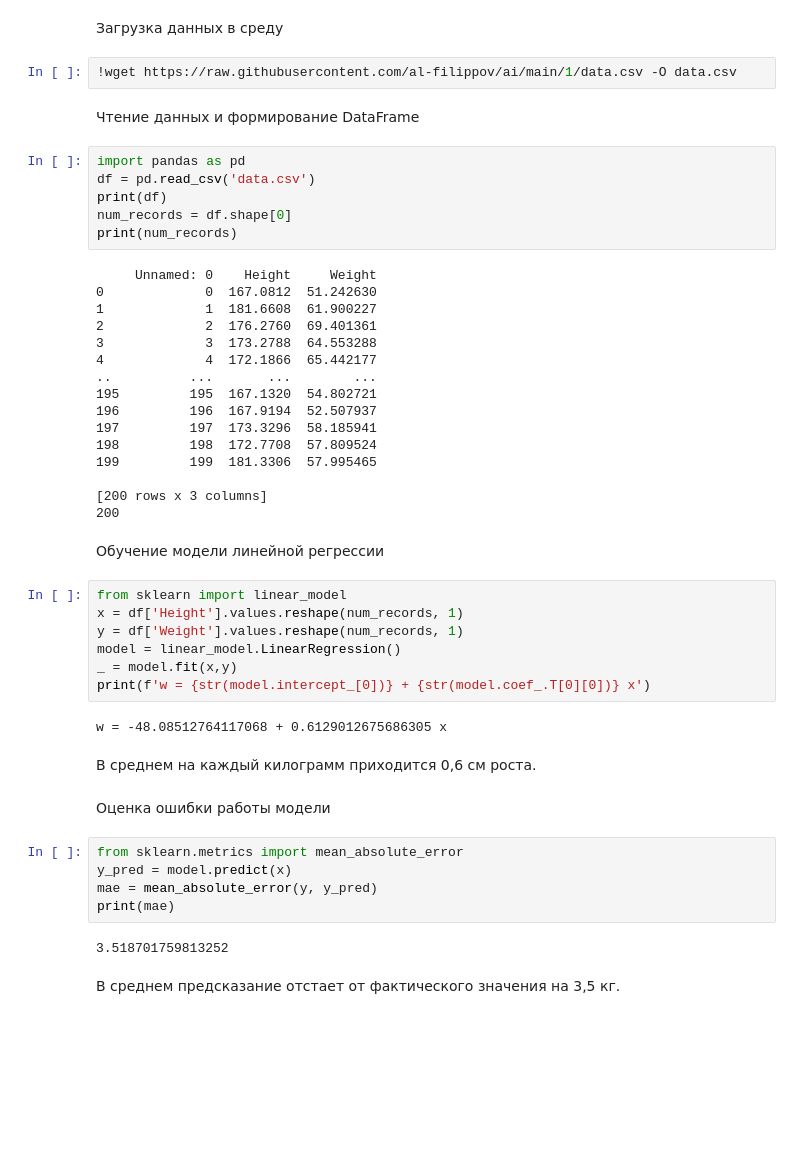
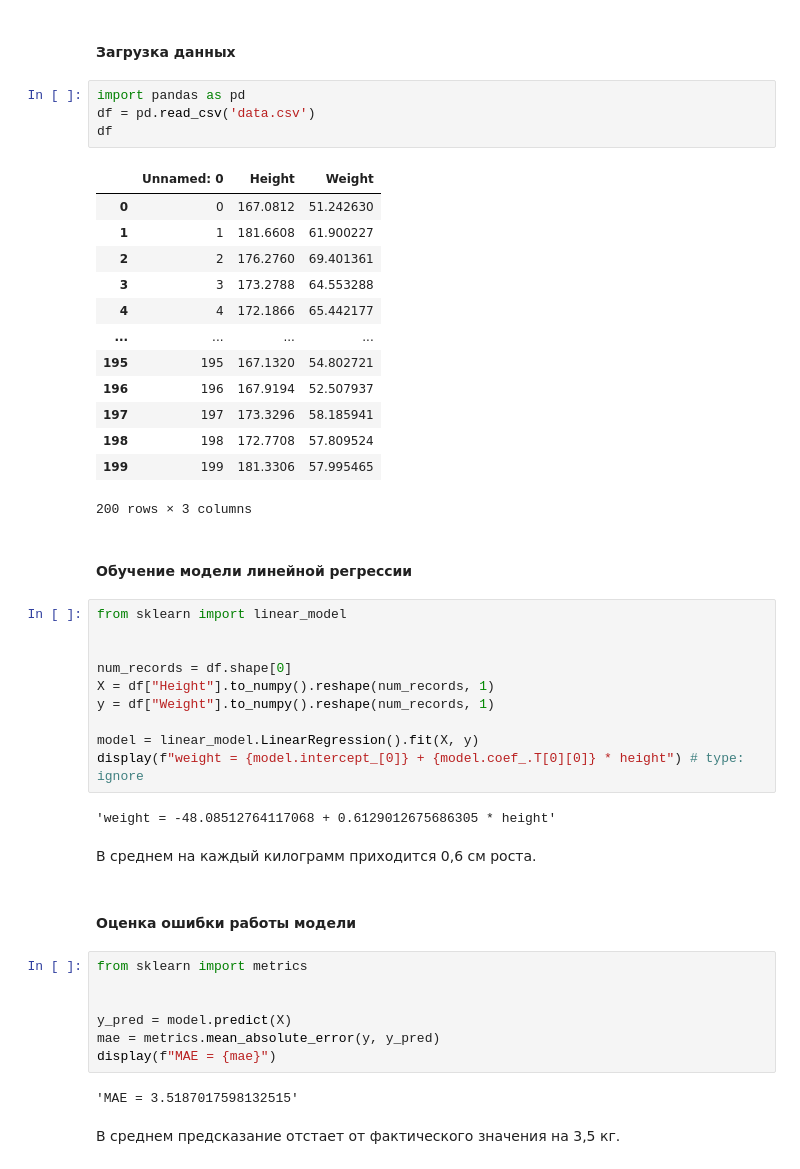
Before and after one commit to al-filippov/ai, a Jupyter notebook: 1/miivba1.ipynb, the cells around one changed output. Drawn from its saved outputs; the diff is of its cells as text; blank space fills up the shorter version.

```diff
--- a/1/miivba1.ipynb
+++ b/1/miivba1.ipynb
@@ -1,52 +1,49 @@
-# %% [markdown]
-Загрузка данных в среду
-# %%
-!wget https://raw.githubusercontent.com/al-filippov/ai/main/1/data.csv -O data.csv
-# %% [markdown]
-Чтение данных и формирование DataFrame
+# %% [markdown]
+#### Загрузка данных
 # %%
 import pandas as pd
 df = pd.read_csv('data.csv')
-print(df)
-num_records = df.shape[0]
-print(num_records)
+df
 # %% [output]
+|  | Unnamed: 0 | Height | Weight |
+| 0 | 0 | 167.0812 | 51.242630 |
+| 1 | 1 | 181.6608 | 61.900227 |
+| 2 | 2 | 176.2760 | 69.401361 |
+| 3 | 3 | 173.2788 | 64.553288 |
+| 4 | 4 | 172.1866 | 65.442177 |
+| ... | ... | ... | ... |
+| 195 | 195 | 167.1320 | 54.802721 |
+| 196 | 196 | 167.9194 | 52.507937 |
+| 197 | 197 | 173.3296 | 58.185941 |
+| 198 | 198 | 172.7708 | 57.809524 |
+| 199 | 199 | 181.3306 | 57.995465 |
-     Unnamed: 0    Height     Weight
-0             0  167.0812  51.242630
-1             1  181.6608  61.900227
-2             2  176.2760  69.401361
-3             3  173.2788  64.553288
-4             4  172.1866  65.442177
-..          ...       ...        ...
-195         195  167.1320  54.802721
-196         196  167.9194  52.507937
-197         197  173.3296  58.185941
-198         198  172.7708  57.809524
-199         199  181.3306  57.995465
-
-[200 rows x 3 columns]
-200
+200 rows × 3 columns
 # %% [markdown]
-Обучение модели линейной регрессии
+#### Обучение модели линейной регрессии
 # %%
 from sklearn import linear_model
-x = df['Height'].values.reshape(num_records, 1)
-y = df['Weight'].values.reshape(num_records, 1)
-model = linear_model.LinearRegression()
-_ = model.fit(x,y)
-print(f'w = {str(model.intercept_[0])} + {str(model.coef_.T[0][0])} x')
+
+
+num_records = df.shape[0]
+X = df["Height"].to_numpy().reshape(num_records, 1)
+y = df["Weight"].to_numpy().reshape(num_records, 1)
+
+model = linear_model.LinearRegression().fit(X, y)
+display(f"weight = {model.intercept_[0]} + {model.coef_.T[0][0]} * height") # type: ignore
 # %% [output]
-w = -48.08512764117068 + 0.6129012675686305 x
+'weight = -48.08512764117068 + 0.6129012675686305 * height'
 # %% [markdown]
 В среднем на каждый килограмм приходится 0,6 см роста.
 # %% [markdown]
-Оценка ошибки работы модели
+#### Оценка ошибки работы модели
 # %%
-from sklearn.metrics import mean_absolute_error
-y_pred = model.predict(x)
-mae = mean_absolute_error(y, y_pred)
-print(mae)
+from sklearn import metrics
+
+
+y_pred = model.predict(X)
+mae = metrics.mean_absolute_error(y, y_pred)
+display(f"MAE = {mae}")
 # %% [output]
-3.518701759813252
+'MAE = 3.5187017598132515'
 # %% [markdown]
 В среднем предсказание отстает от фактического значения на 3,5 кг.
```
Also changed, not shown: parts of 4 cells of this notebook.
